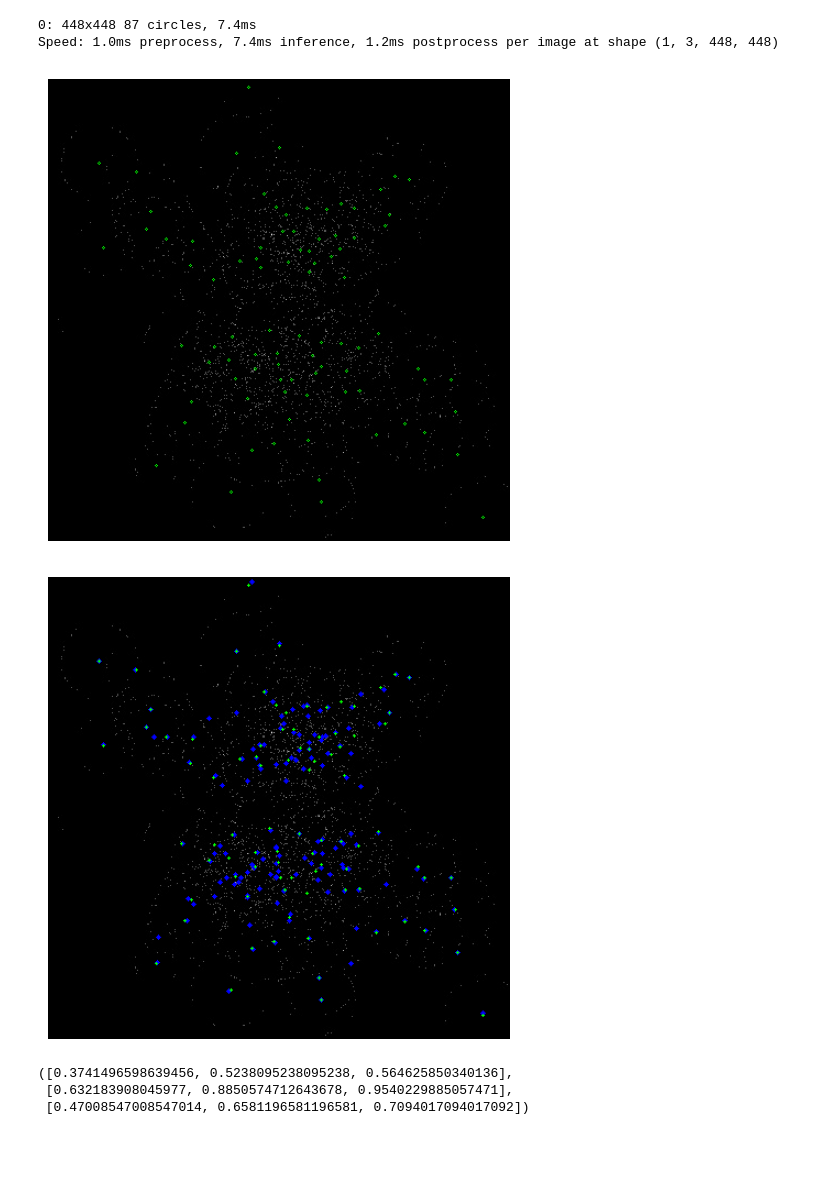
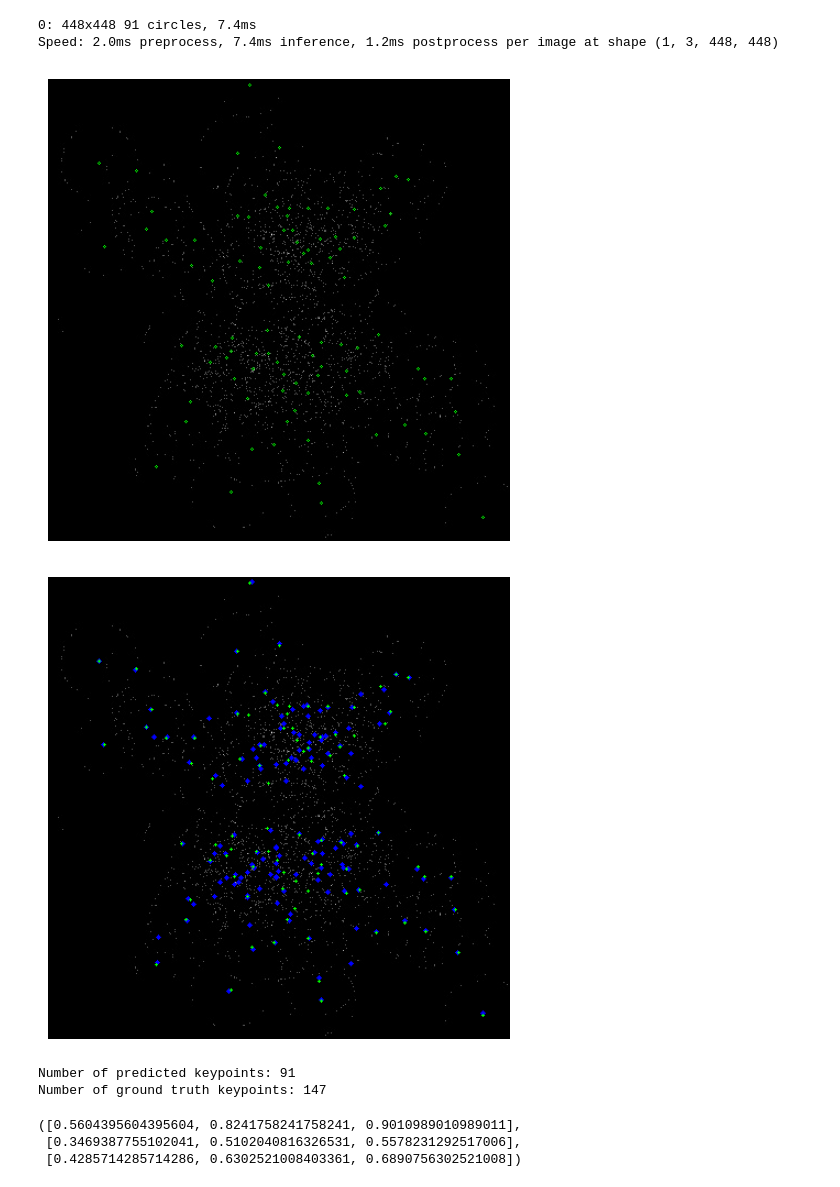
Before and after one commit to DanieleGhezzi25/A-Machine-Learning-Approach-for-Particle-Tracking-in-RICH-Detectors, a Jupyter notebook: KeyPoint_Detection/SharedDataset/420px/inference_YOLO420px.ipynb, the cells around one changed output. Saved outputs shown, nothing was run; the diff lists cells and outputs as text; code cells hidden in the pictures; blank space fills up the shorter version.

```diff
--- a/KeyPoint_Detection/SharedDataset/420px/inference_YOLO420px.ipynb
+++ b/KeyPoint_Detection/SharedDataset/420px/inference_YOLO420px.ipynb
@@ -1,31 +1,32 @@
 # %%
 import sys
 
 sys.path.append(r'/user/gr1/delphi/dghezzi/KeyPoint_Detection')
 
 import KP as kpl
 import numpy as np
 
 image_path = r'/user/gr1/delphi/dghezzi/KeyPoint_Detection/SharedDataset/420px/Prova420.jpg'
 txt_path = r'/user/gr1/delphi/dghezzi/KeyPoint_Detection/SharedDataset/420px/Prova420.txt'
-model_path = '/user/gr1/delphi/dghezzi/KeyPoint_Detection/SharedDataset/420px/training_output/weights/last.pt'
+model_path = '/user/gr1/delphi/dghezzi/KeyPoint_Detection/SharedDataset/420px/training_output/weights/epoch21.pt'
 
 results = kpl.inference(image_path, model_path, confidence=0.4, show_image=True, save_image=False)
 kpl.show_with_MCpoints(results, image_path, txt_path, show_image=True, save_image=False, img_size=(420, 420))
 
-pred_points = [(float(x), float(y)) for r in results if r.keypoints is not None for kp in r.keypoints.xy for x,y in kp]
-gt_points   = np.loadtxt(txt_path, usecols=(-3, -2)) * (420, 420)
-
-pred_points = np.array(pred_points, dtype=float)
-gt_points   = np.array(gt_points, dtype=float)
+pred_points = kpl.keypoints_from_result(results[0])
+gt_points = kpl.keypoints_from_txt(txt_path, img_size=(420, 420))
+print(f'Number of predicted keypoints: {len(pred_points)}')
+print(f'Number of ground truth keypoints: {len(gt_points)}')
 
 kpl.compute_pck_metrics(pred_points, gt_points, thresholds=[2,4,6])
 # %% [output]
-0: 448x448 87 circles, 7.4ms
-Speed: 1.0ms preprocess, 7.4ms inference, 1.2ms postprocess per image at shape (1, 3, 448, 448)
+0: 448x448 91 circles, 7.4ms
+Speed: 2.0ms preprocess, 7.4ms inference, 1.2ms postprocess per image at shape (1, 3, 448, 448)
-[figure, old version]
+[figure, new version]
-[figure, old version]
+[figure, new version]
-([0.3741496598639456, 0.5238095238095238, 0.564625850340136],
- [0.632183908045977, 0.8850574712643678, 0.9540229885057471],
- [0.47008547008547014, 0.6581196581196581, 0.7094017094017092])
+Number of predicted keypoints: 91
+Number of ground truth keypoints: 147
+([0.5604395604395604, 0.8241758241758241, 0.9010989010989011],
+ [0.3469387755102041, 0.5102040816326531, 0.5578231292517006],
+ [0.4285714285714286, 0.6302521008403361, 0.6890756302521008])
 # %% [markdown]
```
Also changed, not shown: parts of 3 cells of this notebook, 9 other files.
